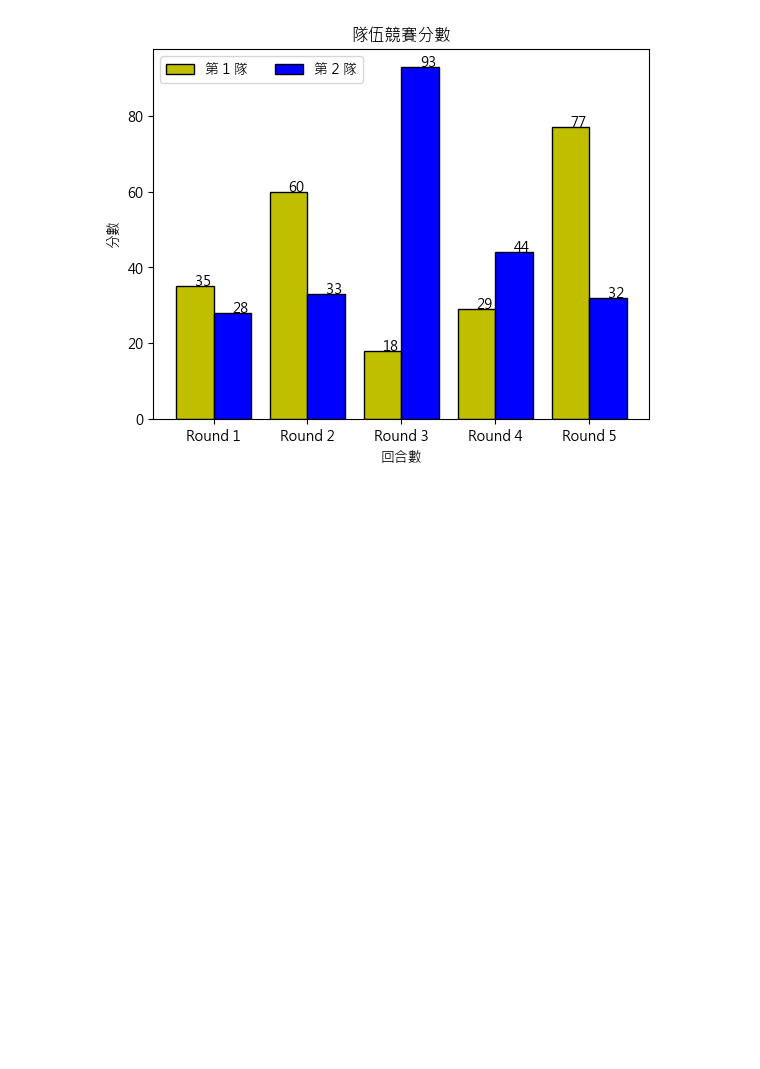
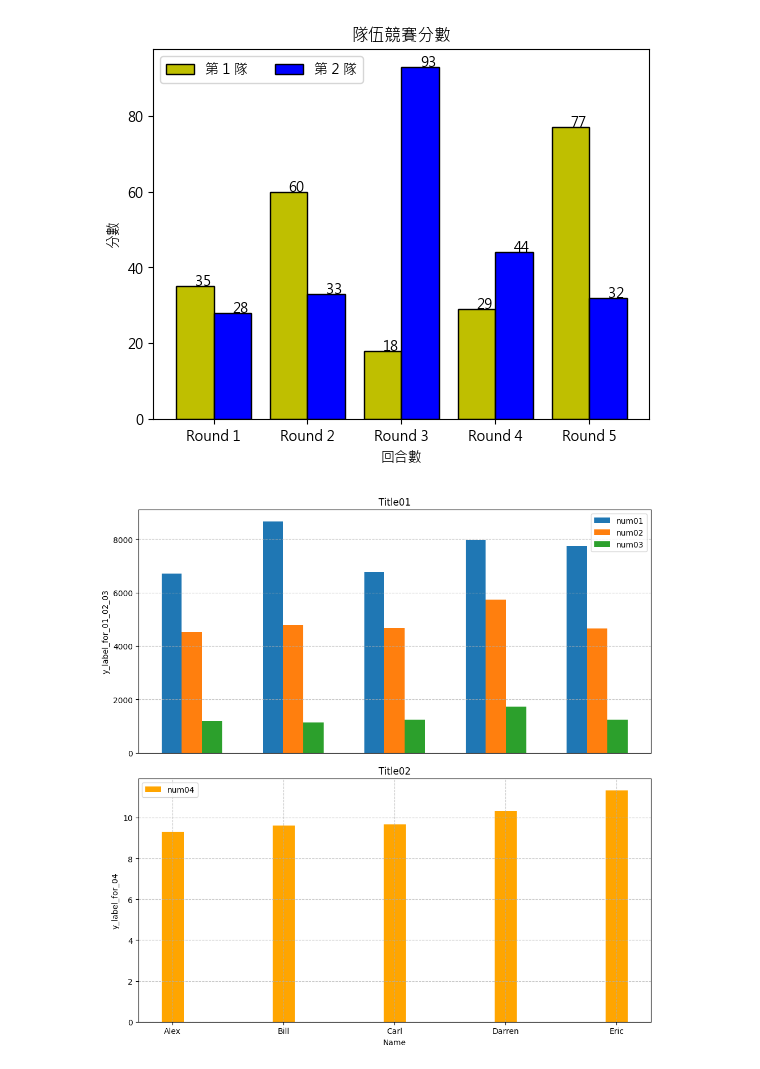
Before and after one commit to telunyang/python_data_analysis, a Jupyter notebook: 4-4 Matplotlib 長條圖、直方圖、圓餅圖.ipynb, the cells around one changed output. Saved outputs shown, nothing was run; the diff lists cells and outputs as text; code cells hidden in the pictures; blank space fills up the shorter version.

```diff
--- a/4-4 Matplotlib 長條圖、直方圖、圓餅圖.ipynb
+++ b/4-4 Matplotlib 長條圖、直方圖、圓餅圖.ipynb
@@ -392,3 +392,50 @@ plt.legend(loc='upper left', ncols=2)
 plt.show()
 # %% [output]
 [figure]
+# %%
+import matplotlib.pyplot as plt
+import pandas as pd
+
+# 匯入資料。記得先安裝 openpyxl
+df = pd.read_excel('./src01.xlsx')
+
+# 資料
+x_name = df['name']
+y_num01 = df['num01']
+y_num02 = df['num02']
+y_num03 = df['num03']
+y_num04 = df['num04']
+
+# 設定每組的間距
+bar_width = 0.2
+x_indices = np.arange(len(x_name))
+
+# 建立兩個 subplot，共享 x 軸
+plt.figure(figsize=(10, 10), dpi=100)
+
+# 上方長條圖 (num01, num02, num03)
+plt.subplot(2, 1, 1)
+plt.bar(x_indices - 0.2, y_num01, width=bar_width, label='num01')
+plt.bar(x_indices, y_num02, width=bar_width, label='num02')
+plt.bar(x_indices + 0.2, y_num03, width=bar_width, label='num03')
+plt.xticks([])  # 移除 x 軸標籤 (保留下方)
+plt.ylabel('y_label_for_01_02_03')  # y 軸標籤 (上方)
+plt.title('Title01')
+plt.legend()
+plt.grid(True, linestyle='--', alpha=0.7)
+
+# 下方長條圖 (num04) - 值較小獨立展示
+plt.subplot(2, 1, 2)
+plt.bar(x_indices, y_num04, width=bar_width, color='orange', label='num04')
+plt.xticks(x_indices, x_name)
+plt.xlabel('Name')
+plt.ylabel('y_label_for_04')  # y 軸標籤 (下方)
+plt.title('Title02')
+plt.legend()
+plt.grid(True, linestyle='--', alpha=0.7)
+
+# 調整子圖之間的間距。tight_layout() 可以調整子圖之間的間距，使得子圖之間不會重疊。
+plt.tight_layout()
+plt.show()
+# %% [output]
+[figure, added]
```
Also changed, not shown: 1 other file.
